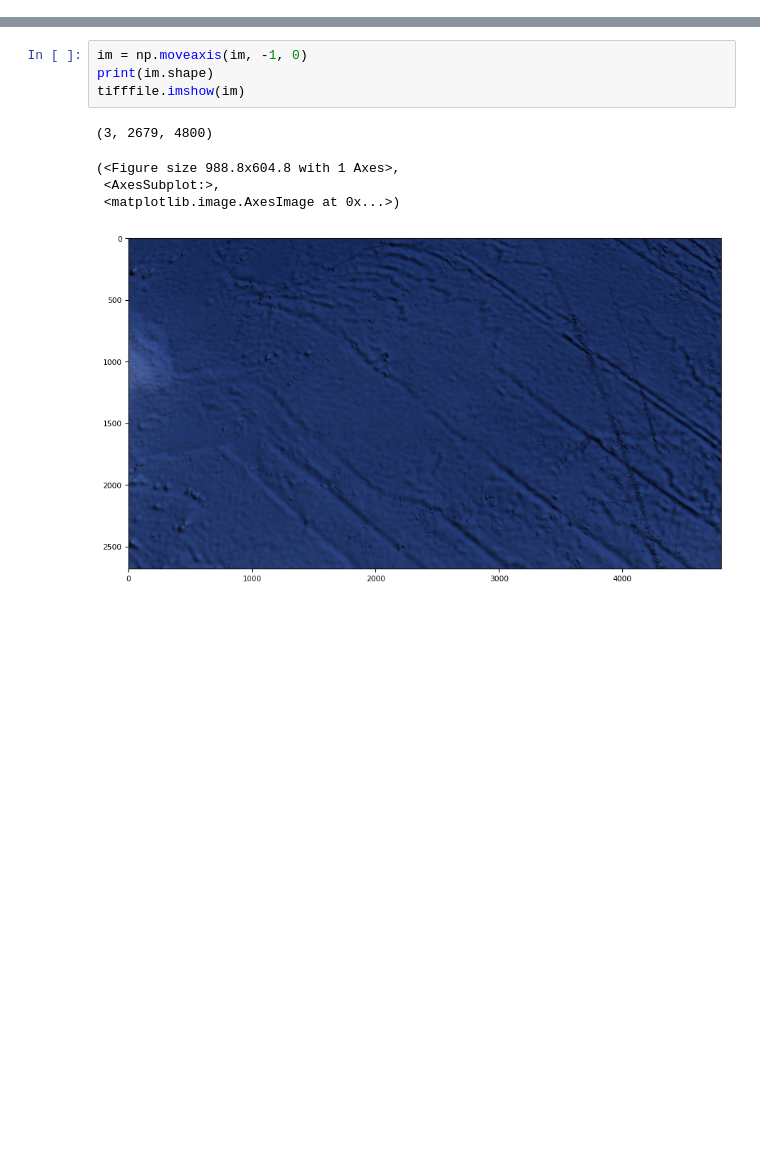
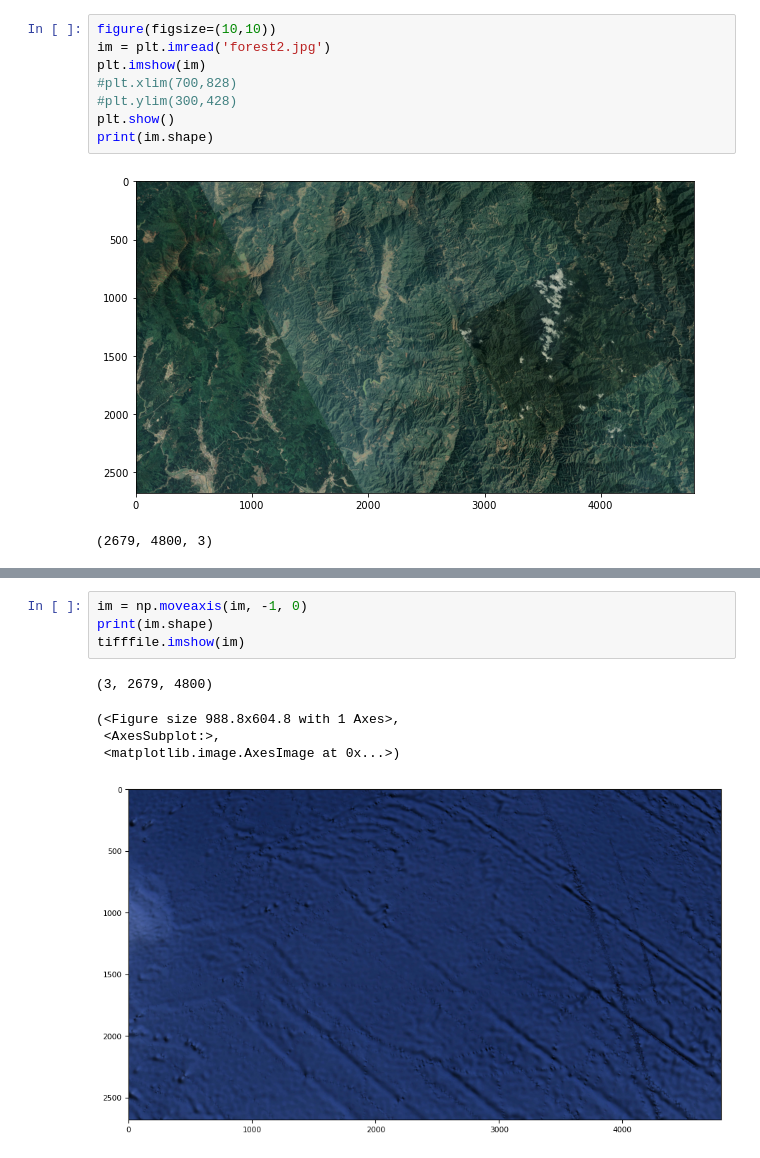
Before and after one commit to katiezzzzz/Gantastic, a Jupyter notebook: cgan_earth/earth_screenshots/inspect_data.ipynb, the cells around one changed output, grey strips where cells are left out. Cells and saved outputs as stored; diff of their text form; blank space fills up the shorter version.

```diff
--- a/cgan_earth/earth_screenshots/inspect_data.ipynb
+++ b/cgan_earth/earth_screenshots/inspect_data.ipynb
@@ -18 +16,12 @@ print(im.shape)
 (2679, 4800, 3)
+# %%
+figure(figsize=(10,10))
+im = plt.imread('forest2.jpg')
+plt.imshow(im)
+#plt.xlim(700,828)
+#plt.ylim(300,428)
+plt.show()
+print(im.shape)
+# %% [output]
+[figure, added]
+(2679, 4800, 3)
```
Also changed, not shown: parts of 3 cells of this notebook, 3 other files.
